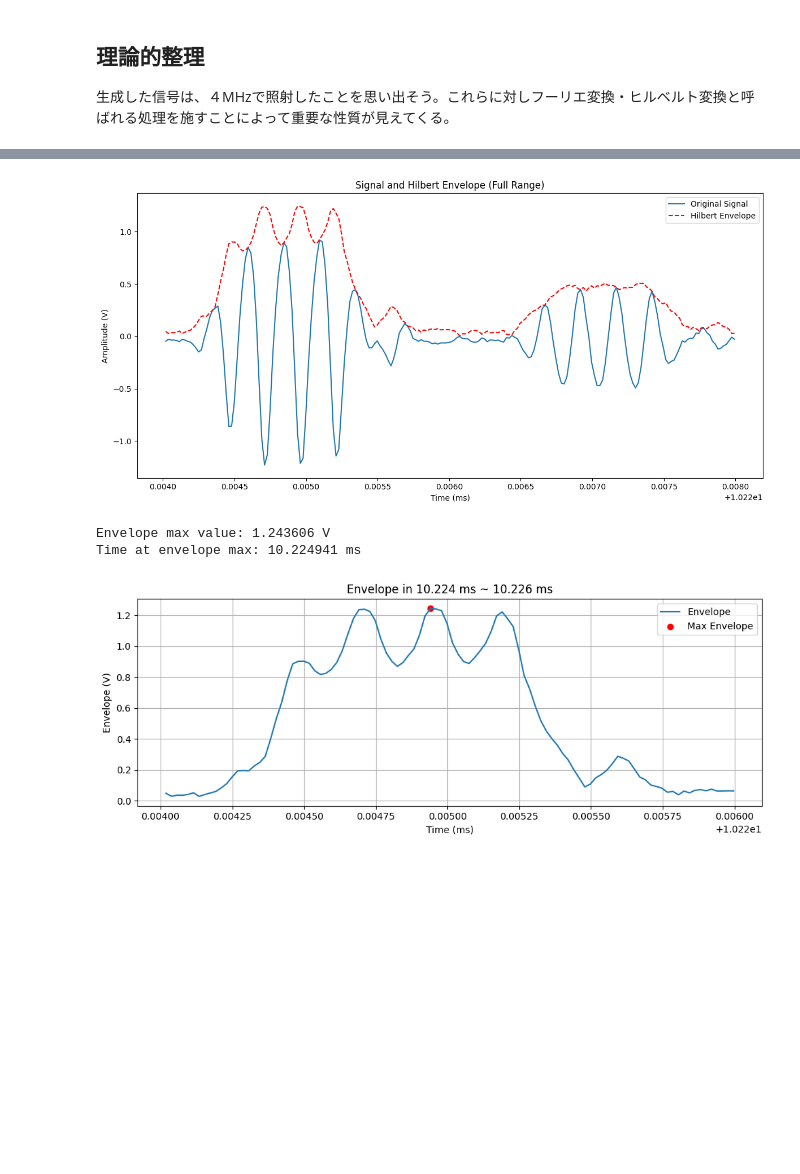
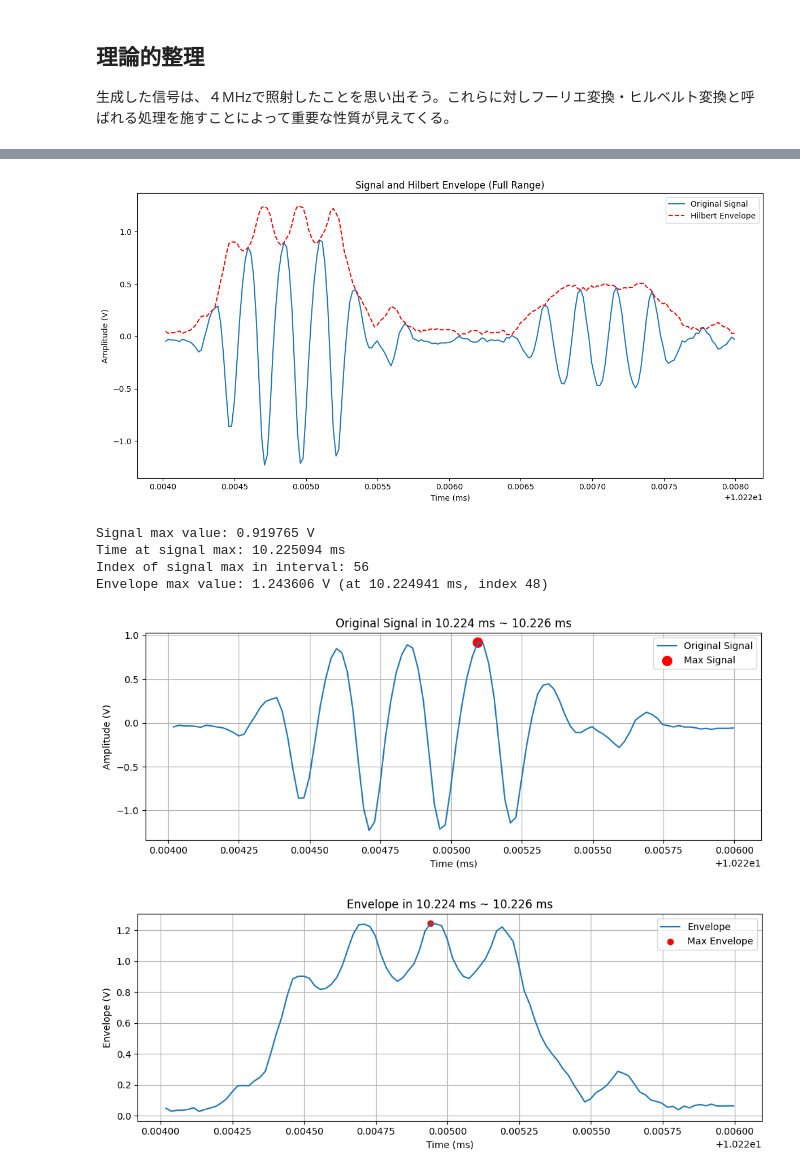
Before and after one commit to yymgc2003/kwavesource2d, a Jupyter notebook: viewer.ipynb, the cells around one changed output, grey strips where cells are left out. Cells and saved outputs as stored; diff of their text form; code cells hidden in the pictures; blank space fills up the shorter version.

```diff
--- a/viewer.ipynb
+++ b/viewer.ipynb
@@ -60,7 +60,7 @@ import h5py
 import numpy as np
 import matplotlib.pyplot as plt
 
-matfile = '/mnt/matsubara/signal_sandbox/solid_liquid2_001.mat'
+matfile = '/mnt/matsubara/tmp/data/solid_liquid_reflector3.mat'
 
 with h5py.File(matfile, 'r') as f:
     # sensor_dataの取得
@@ -84,7 +84,7 @@ plt.figure()
 plt.plot(t_array * 1e6, sensor_data[:, 16] * 1e-4, label='Sensor 1')
 plt.xlabel('Time [μs]')
 plt.ylabel('Pressure [MPa]')
-plt.ylim(-3, 3)  # y軸の範囲を-0.2から0.2に設定
+plt.ylim(-200, 200)  # y軸の範囲を-0.2から0.2に設定
 plt.title('Signal from Sensor 1')
 plt.grid(True)
 plt.legend()
@@ -359,6 +356,16 @@ def plot_signal_waveform(file_path, start_ms=0, end_ms=100):
         mask_custom = (time_ms >= start_ms_custom) & (time_ms <= end_ms_custom)
         signal_section_custom = signal[mask_custom]
 
+        # Calculate the maximum value and index of the original signal in the specified interval
+        max_signal = np.max(signal_section_custom)
+        max_signal_idx = np.argmax(signal_section_custom)
+        max_signal_time = time_ms[mask_custom][max_signal_idx]
+
+        # Output the results for the original signal
+        print(f"Signal max value: {max_signal:.6f} V")
+        print(f"Time at signal max: {max_signal_time:.6f} ms")
+        print(f"Index of signal max in interval: {max_signal_idx}")
+
         # Calculate the envelope using Hilbert transform
         # Do not recalculate the Hilbert transform here. Instead, extract the corresponding interval from the already calculated envelope.
         # However, since the length of envelope is not the same as the original signal,
@@ -376,9 +383,20 @@ def plot_signal_waveform(file_path, start_ms=0, end_ms=100):
         max_idx = np.argmax(envelope_custom)
         max_time = time_section_custom[max_idx]
 
-        # Output the results
-        print(f"Envelope max value: {max_env:.6f} V")
-        print(f"Time at envelope max: {max_time:.6f} ms")
+        # Output the results for the envelope in English, including the time
+        print(f"Envelope max value: {max_env:.6f} V (at {max_time:.6f} ms, index {max_idx})")
+
+        # Emphasize the maximum point on the original signal (before Hilbert transform)
+        plt.figure(figsize=(10, 4))
+        plt.plot(time_section_custom, signal_section_custom, label='Original Signal')
+        plt.scatter([max_signal_time], [max_signal], color='red', s=100, marker='o', label='Max Signal')
+        plt.xlabel('Time (ms)')
+        plt.ylabel('Amplitude (V)')
+        plt.title(f'Original Signal in {start_ms_custom} ms ~ {end_ms_custom} ms')
+        plt.legend()
+        plt.grid(True)
+        plt.tight_layout()
+        plt.show()
 
         # Plot the envelope in the specified interval
         plt.figure(figsize=(10, 4))
@@ -389,33 +407,36 @@ def plot_signal_waveform(file_path, start_ms=0, end_ms=100):
         plt.title(f'Envelope in {start_ms_custom} ms ~ {end_ms_custom} ms')
         plt.legend()
         plt.grid(True)
         plt.tight_layout()
         plt.show()
     except Exception as e:
         print(f"Hilbert transform failed: {e}")
 
 
 # Run analysis
 #file_path = '/mnt/sdb/matsubara/tmp/sensor_data.mat'
 file_path = "/mnt/yamaguchi/P20240726-1600.mat"
 plot_signal_waveform(file_path, start_ms=10.224, end_ms=10.228)
 # %% [output]
 Available keys in file:
 - Tstart: shape=(1, 1)
 - Tinterval: shape=(1, 1)
 - ExtraSamples: shape=(1, 1)
 - RequestedLength: shape=(1, 1)
 - Length: shape=(1, 1)
 - Version: shape=(1,)
 - TDX1: shape=(1, 260416673)
 - TDX2: shape=(1, 260416673)
 - TDX3: shape=(1, 260416673)
 - TDX1_enlarged: shape=(1, 260416673)
 Using channel: TDX1
 Sampling rate from file: 52.1 MHz
 [figure]
 [figure]
 [figure]
-Envelope max value: 1.243606 V
-Time at envelope max: 10.224941 ms
+Signal max value: 0.919765 V
+Time at signal max: 10.225094 ms
+Index of signal max in interval: 56
+Envelope max value: 1.243606 V (at 10.224941 ms, index 48)
-[figure, old version]
+[figure, new version]
+[figure, added]
```
Also changed, not shown: parts of 3 cells of this notebook, 10 other files.
